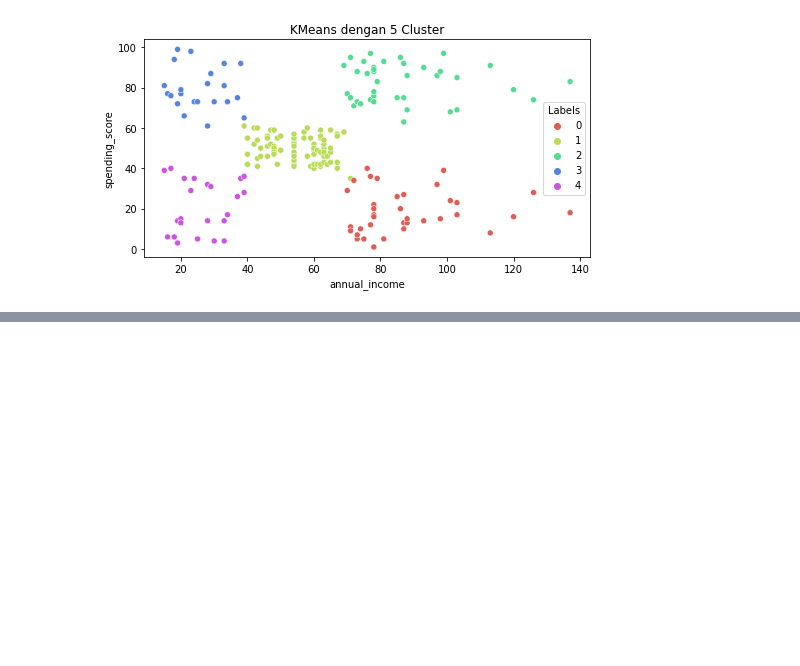
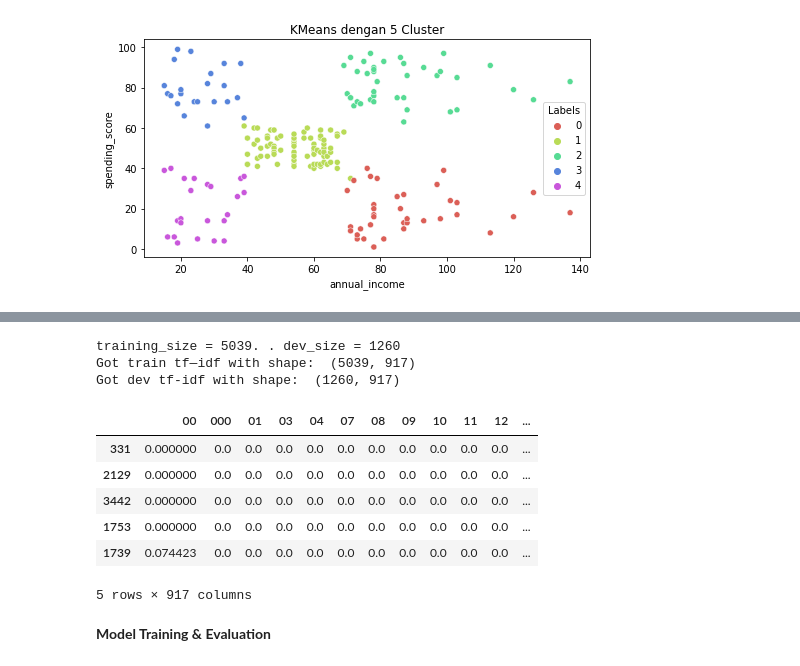
Before and after one commit to okymikhael/data-expert-train, a Jupyter notebook: Data_Expert_2022.ipynb, the cells around one changed output, grey strips where cells are left out. Saved outputs shown, nothing was run; the diff lists cells and outputs as text; code cells hidden in the pictures; blank space fills up the shorter version.

```diff
--- a/Data_Expert_2022.ipynb
+++ b/Data_Expert_2022.ipynb
@@ -383,0 +750,3 @@ plt.show()
+# %%
+# Delete kolom title
+data.drop(columns="title", inplace=True)
@@ -383,0 +779,50 @@ plt.show()
+# %%
+data.drop(columns="description", inplace=True)
+# %%
+data["all_text"] = data["title_emoji"] + " " + data["desc_emoji"]
+# %%
+# data split
+X_train, X_dev, y_train, y_dev = train_test_split(
+  data["all_text"], data["category_id"],
+  test_size=.2,
+  stratify=data["category_id"],
+  random_state=11
+)
+
+training_size = X_train.shape[0]
+dev_size = X_dev.shape[0]
+print(f"training_size = {training_size}. . dev_size = {dev_size}")
+
+# define vectorizer
+vectorizer = TfidfVectorizer(
+  min_df=.015,
+  max_df=.7,
+  ngram_range=(1, 1),
+)
+
+# generate tf-idf matrix
+train_tfidf = vectorizer.fit_transform(X_train)
+dev_tfidf = vectorizer.transform(X_dev)
+print("Got train tf—idf with shape: ", train_tfidf.shape)
+print("Got dev tf-idf with shape: ", dev_tfidf.shape)
+
+# convert to dataframe
+train_tfidf = pd.DataFrame(train_tfidf.toarray(), columns=vectorizer.get_feature_names_out())
+dev_tfidf = pd.DataFrame(dev_tfidf.toarray(), columns=vectorizer.get_feature_names_out())
+# %% [output]
+training_size = 5039. . dev_size = 1260
+Got train tf—idf with shape:  (5039, 917)
+Got dev tf-idf with shape:  (1260, 917)
+# %%
+with pd.option_context("display.max_columns", 100):
+  display(train_tfidf.sample(5))
+# %% [output]
+|  | 00 | 000 | 01 | 03 | 04 | 07 | 08 | 09 | 10 | 11 | 12 | ... |
+| 331 | 0.000000 | 0.0 | 0.0 | 0.0 | 0.0 | 0.0 | 0.0 | 0.0 | 0.0 | 0.0 | 0.0 | ... |
+| 2129 | 0.000000 | 0.0 | 0.0 | 0.0 | 0.0 | 0.0 | 0.0 | 0.0 | 0.0 | 0.0 | 0.0 | ... |
+| 3442 | 0.000000 | 0.0 | 0.0 | 0.0 | 0.0 | 0.0 | 0.0 | 0.0 | 0.0 | 0.0 | 0.0 | ... |
+| 1753 | 0.000000 | 0.0 | 0.0 | 0.0 | 0.0 | 0.0 | 0.0 | 0.0 | 0.0 | 0.0 | 0.0 | ... |
+| 1739 | 0.074423 | 0.0 | 0.0 | 0.0 | 0.0 | 0.0 | 0.0 | 0.0 | 0.0 | 0.0 | 0.0 | ... |
+5 rows × 917 columns
+# %% [markdown]
+**Model Training & Evaluation**
```
Also changed, not shown: parts of 46 cells of this notebook, 7 other files.
